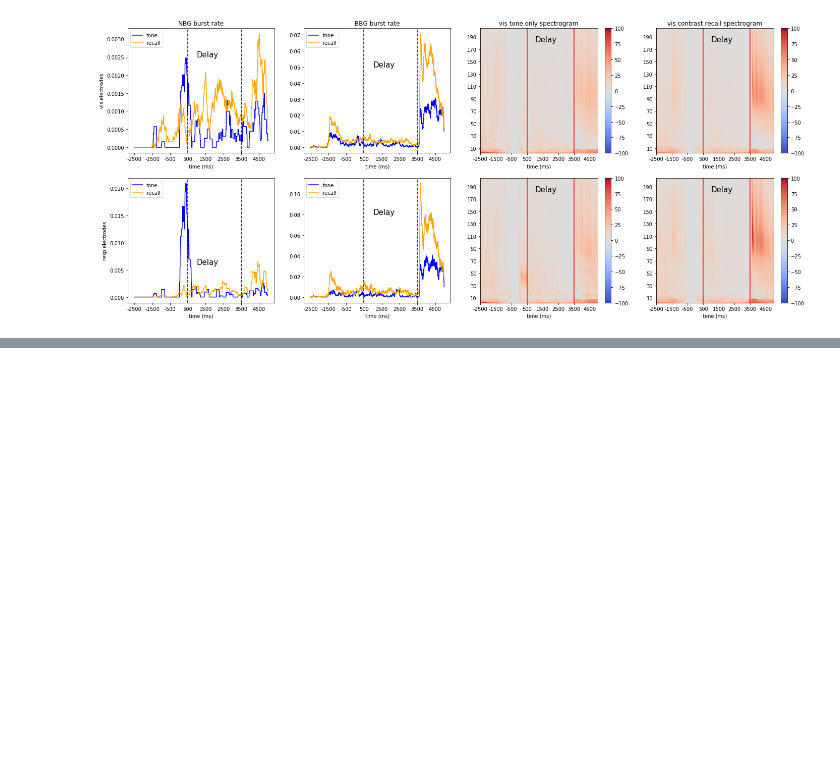
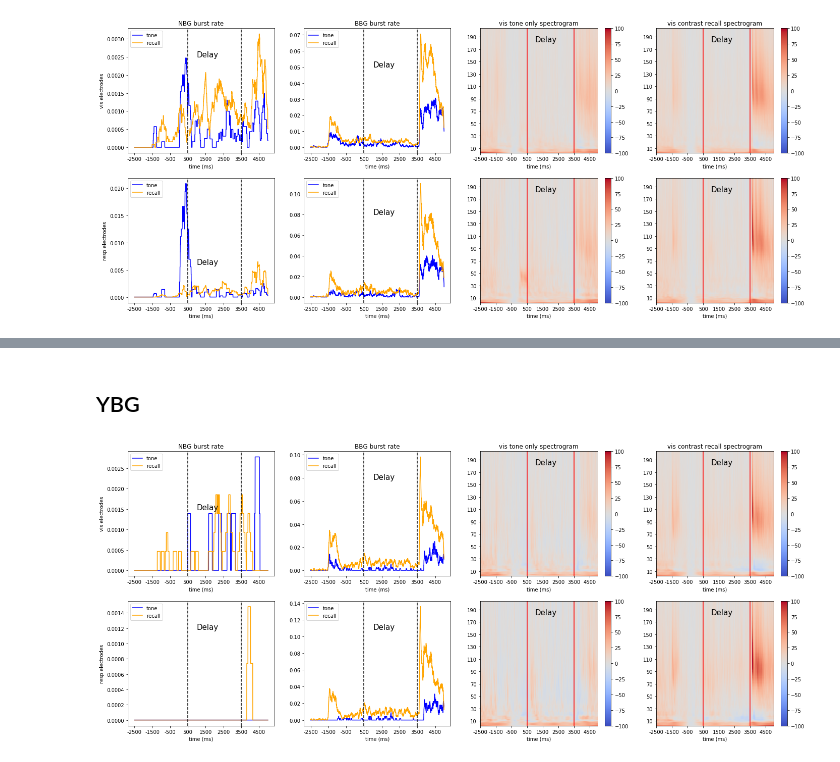
Before and after one commit to YeLiBCM/Grating_recall, a Jupyter notebook: plot_br_spect_summary.ipynb, the cells around one changed output, grey strips where cells are left out. Saved outputs shown, nothing was run; the diff lists cells and outputs as text; code cells hidden in the pictures; blank space fills up the shorter version.

```diff
--- a/plot_br_spect_summary.ipynb
+++ b/plot_br_spect_summary.ipynb
@@ -409,0 +506,6 @@ ax[1,3].set_yticklabels(np.arange(10,220,20));
+# %% [markdown]
+## YBG
+# %%
+sbj_plot('YBG')
+# %% [output]
+[figure, added]
```
Also changed, not shown: parts of 12 cells of this notebook.
